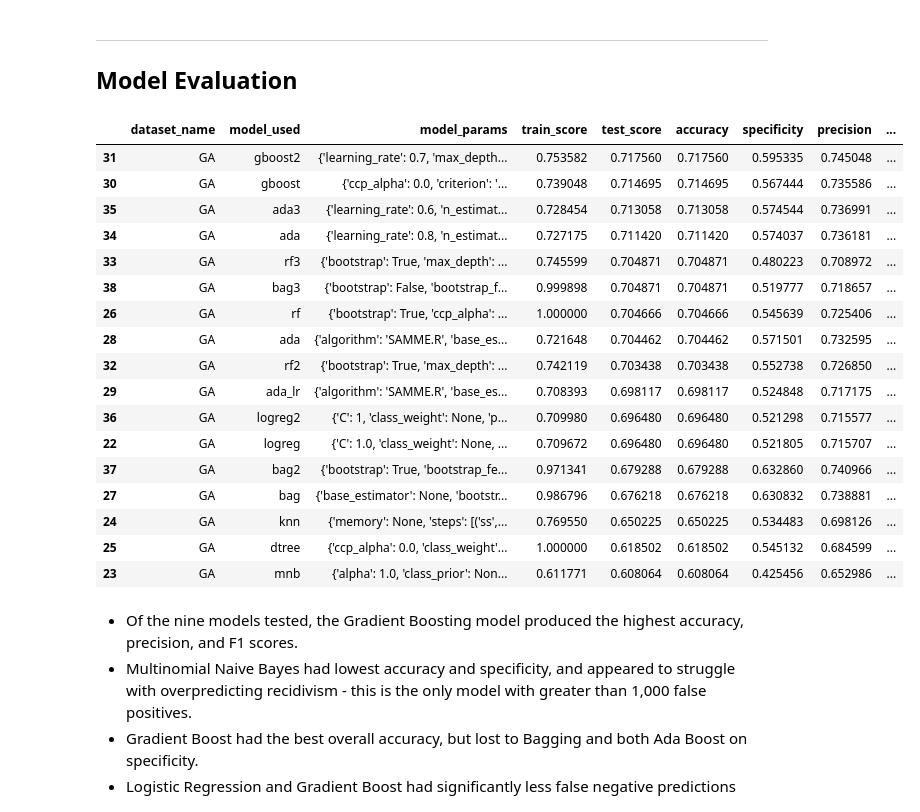
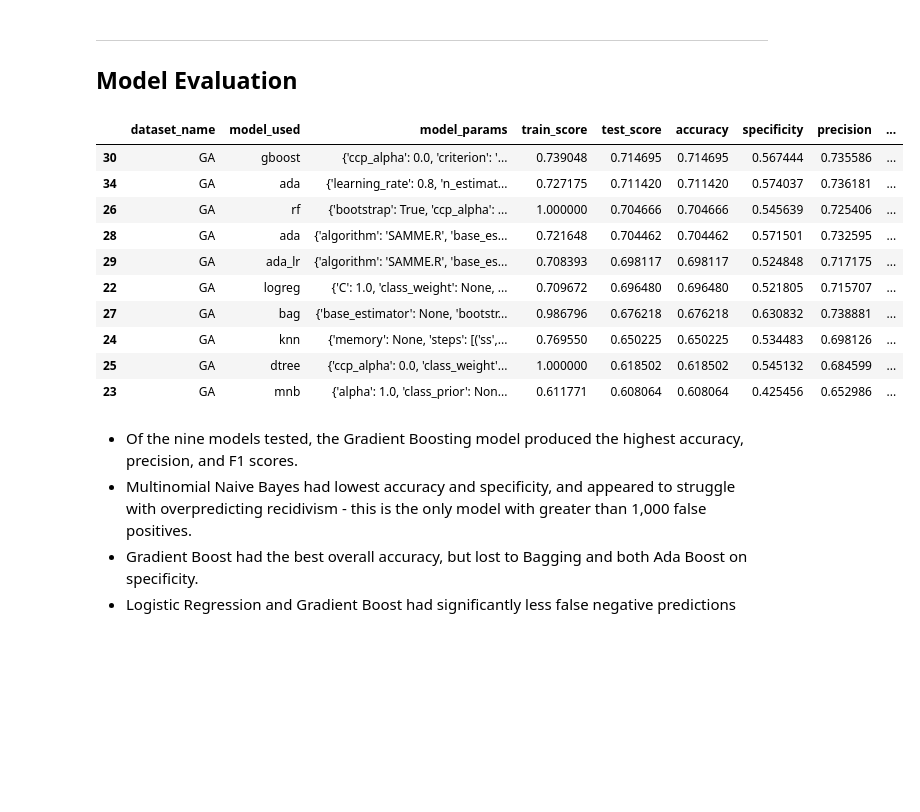
Before and after one commit to ga-dsi-822-group4/recidivism, a Jupyter notebook: notebooks/03_modeling.ipynb, the cells around one changed output. Cells and saved outputs as stored; diff of their text form; code cells hidden in the pictures; blank space fills up the shorter version.

Commit message:
Final model eval

```diff
--- a/notebooks/03_modeling.ipynb
+++ b/notebooks/03_modeling.ipynb
@@ -1174,22 +1174,16 @@ This model is also not drastically overfit, meaning it is a great option to move
 ---
 ## Model Evaluation
 # %%
-model_trials_df[model_trials_df['dataset_name'] == 'GA'].sort_values(by='accuracy', ascending = False)
+ga_untuned_models = ['logreg', 'mnb', 'knn', 'dtree', 'rf', 'bag', 'ada', 'ada_lr', 'gboost']
+model_trials_df[(model_trials_df['dataset_name'] == 'GA') & (model_trials_df['model_used'].isin(ga_untuned_models))].sort_values(by='accuracy', ascending = False)
 # %% [output]
 |  | dataset_name | model_used | model_params | train_score | test_score | accuracy | specificity | precision | ... |
-| 31 | GA | gboost2 | {'learning_rate': 0.7, 'max_depth... | 0.753582 | 0.717560 | 0.717560 | 0.595335 | 0.745048 | ... |
 | 30 | GA | gboost | {'ccp_alpha': 0.0, 'criterion': '... | 0.739048 | 0.714695 | 0.714695 | 0.567444 | 0.735586 | ... |
-| 35 | GA | ada3 | {'learning_rate': 0.6, 'n_estimat... | 0.728454 | 0.713058 | 0.713058 | 0.574544 | 0.736991 | ... |
 | 34 | GA | ada | {'learning_rate': 0.8, 'n_estimat... | 0.727175 | 0.711420 | 0.711420 | 0.574037 | 0.736181 | ... |
-| 33 | GA | rf3 | {'bootstrap': True, 'max_depth': ... | 0.745599 | 0.704871 | 0.704871 | 0.480223 | 0.708972 | ... |
-| 38 | GA | bag3 | {'bootstrap': False, 'bootstrap_f... | 0.999898 | 0.704871 | 0.704871 | 0.519777 | 0.718657 | ... |
 | 26 | GA | rf | {'bootstrap': True, 'ccp_alpha': ... | 1.000000 | 0.704666 | 0.704666 | 0.545639 | 0.725406 | ... |
 | 28 | GA | ada | {'algorithm': 'SAMME.R', 'base_es... | 0.721648 | 0.704462 | 0.704462 | 0.571501 | 0.732595 | ... |
-| 32 | GA | rf2 | {'bootstrap': True, 'max_depth': ... | 0.742119 | 0.703438 | 0.703438 | 0.552738 | 0.726850 | ... |
 | 29 | GA | ada_lr | {'algorithm': 'SAMME.R', 'base_es... | 0.708393 | 0.698117 | 0.698117 | 0.524848 | 0.717175 | ... |
-| 36 | GA | logreg2 | {'C': 1, 'class_weight': None, 'p... | 0.709980 | 0.696480 | 0.696480 | 0.521298 | 0.715577 | ... |
 | 22 | GA | logreg | {'C': 1.0, 'class_weight': None, ... | 0.709672 | 0.696480 | 0.696480 | 0.521805 | 0.715707 | ... |
-| 37 | GA | bag2 | {'bootstrap': True, 'bootstrap_fe... | 0.971341 | 0.679288 | 0.679288 | 0.632860 | 0.740966 | ... |
 | 27 | GA | bag | {'base_estimator': None, 'bootstr... | 0.986796 | 0.676218 | 0.676218 | 0.630832 | 0.738881 | ... |
 | 24 | GA | knn | {'memory': None, 'steps': [('ss',... | 0.769550 | 0.650225 | 0.650225 | 0.534483 | 0.698126 | ... |
 | 25 | GA | dtree | {'ccp_alpha': 0.0, 'class_weight'... | 1.000000 | 0.618502 | 0.618502 | 0.545132 | 0.684599 | ... |
```
Also changed, not shown: parts of 1 cell of this notebook, 11 other files.
